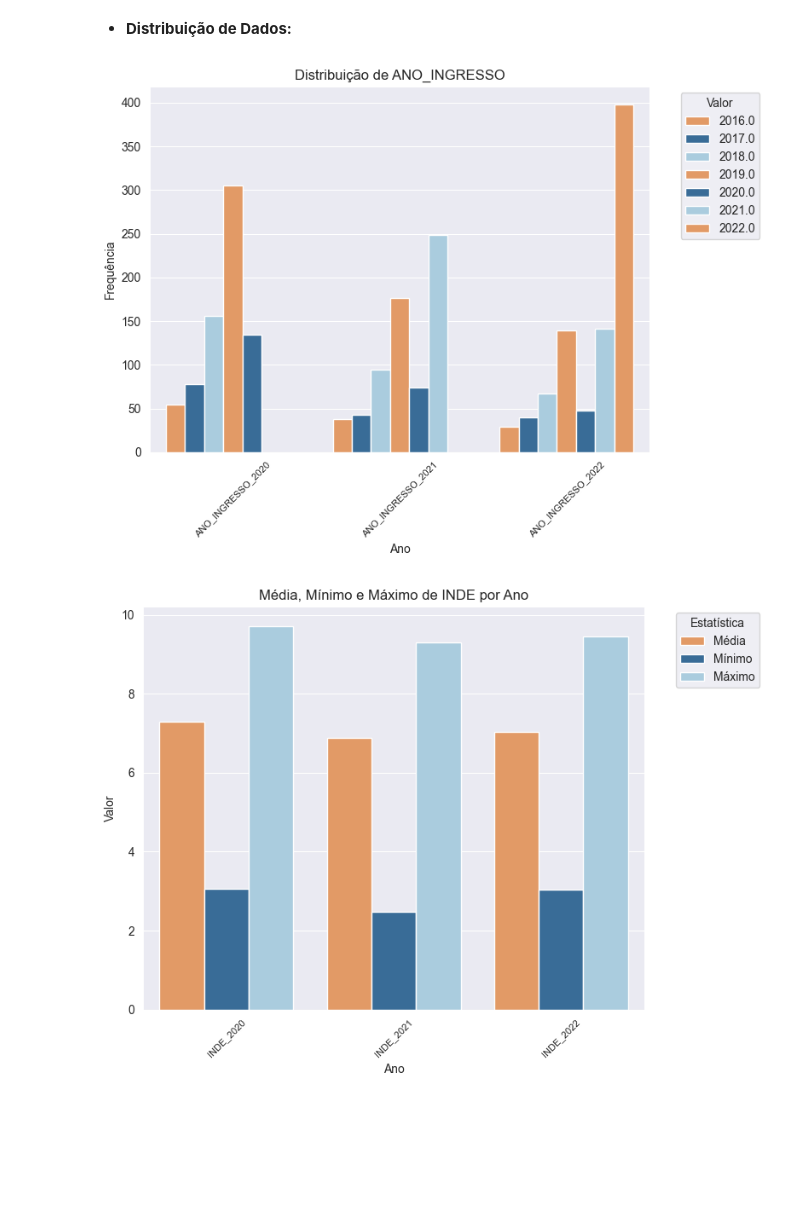
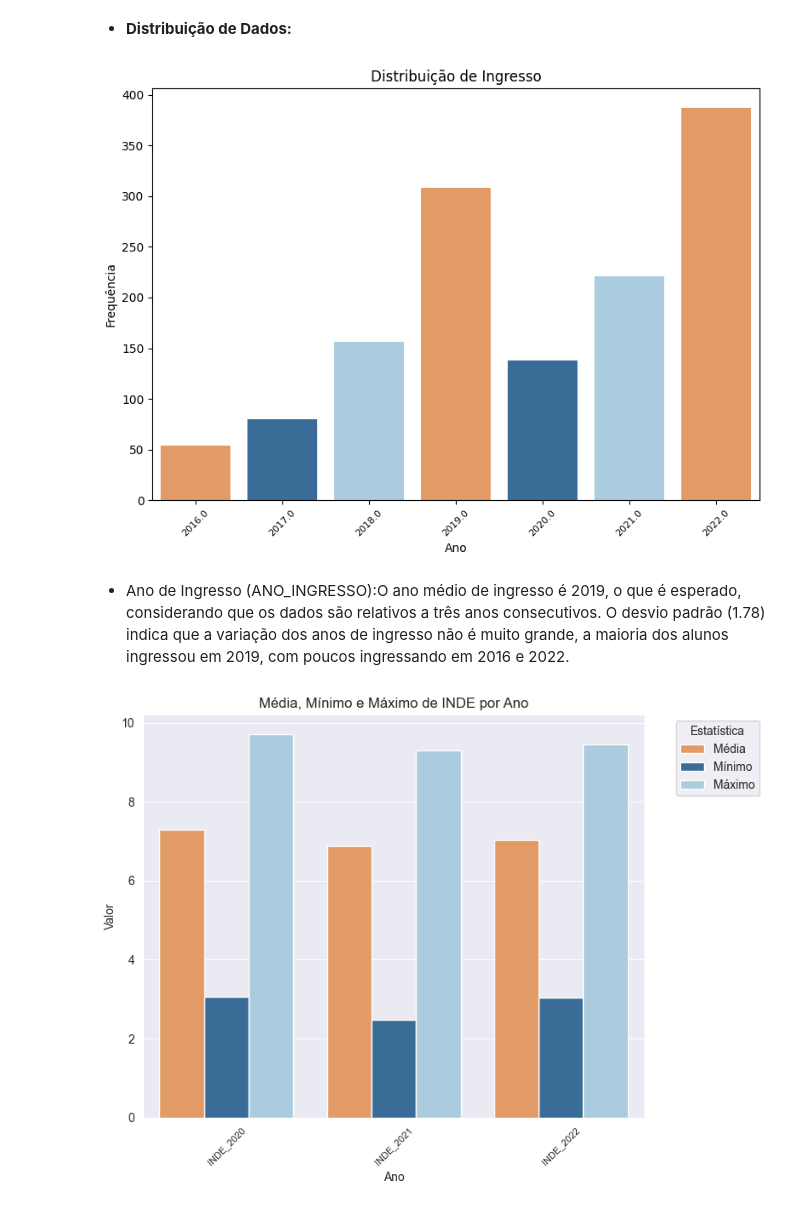
Before and after one commit to Tamireees/Datathon-Projeto-Passos-Magicos, a Jupyter notebook: notebook/Passos_Magicos_dataset.ipynb, the cells around one changed output. Saved outputs shown, nothing was run; the diff lists cells and outputs as text; code cells hidden in the pictures; blank space fills up the shorter version.

```diff
--- a/notebook/Passos_Magicos_dataset.ipynb
+++ b/notebook/Passos_Magicos_dataset.ipynb
@@ -180,3 +211,5 @@ df_2021_clean[df_2021_clean['ANO_INGRESSO_2020'].isnull()]
+# %%
+df_2021_clean = df_2021_clean[~df_2021_clean['NOME'].isin(['ALUNO-71', 'ALUNO-506'])]
 # %%
 df_2021_clean = df_2021_clean.drop(columns=['TURMA_2021', 'INSTITUICAO_ENSINO_ALUNO_2021', 'SINALIZADOR_INGRESSANTE_2021'])
 # %%
@@ -381,14 +429,3 @@ INDE_2022            486
 dtype: int64
 # %% [markdown]
 ## **Limpeza dos dados:**
-# %%
-# Classificar alunos com base nos valores nulos:
-
-def classificar_aluno(row):
-    if row['ANO_INGRESSO_2022'] == 2022:
-        return 'Ingressou em 2022'
-    elif row['ANO_INGRESSO_2021'] == 2021 and row.isnull().sum() > 0:
-        return 'Possível desistência'
-    return 'Ativo'
-
-df_clean['STATUS_ALUNO'] = df_clean.apply(classificar_aluno, axis=1)
@@ -394,0 +449,4 @@ df_clean['STATUS_ALUNO'] = df_clean.apply(classificar_aluno, axis=1)
+# %%
+df_clean['ANO_INGRESSO'] = df_clean_completo['ANO_INGRESSO_2020'].combine_first(df_clean_completo['ANO_INGRESSO_2021']).combine_first(df_clean_completo['ANO_INGRESSO_2022'])
+
+df_clean_completo['STATUS_ALUNO'].unique(), df_clean_completo['ANO_INGRESSO'].unique()
@@ -394,0 +457,2 @@ df_clean['STATUS_ALUNO'] = df_clean.apply(classificar_aluno, axis=1)
+# %%
+df_clean.drop(columns=['ANO_INGRESSO_2020', 'ANO_INGRESSO_2021', 'ANO_INGRESSO_2022'], inplace=True)
@@ -565,25 +657,18 @@ display(df_clean[quantitative_columns_total].describe())
 # %% [markdown]
 * **Distribuição de Dados:**
 # %%
-quantitative_ = {
-    'ANO_INGRESSO': ['ANO_INGRESSO_2020', 'ANO_INGRESSO_2021', 'ANO_INGRESSO_2022'],
-}
-
-for category, columns in quantitative_.items():
-    plt.figure(figsize=(8, 6))
-    sns.set_style('darkgrid')
-    data = pd.melt(df_clean[columns], var_name='Ano', value_name='Valor')
-
-    sns.countplot(data=data, x='Ano', hue='Valor', palette=['#F79651', '#2A6DA6', '#A2CFE6'])
-    plt.title(f'Distribuição de {category}', fontsize=12)
-    plt.ylabel('Frequência', fontsize=10)
-    plt.xlabel('Ano', fontsize=10)
-    plt.xticks(rotation=45, fontsize=8)
-    plt.legend(title='Valor', fontsize=10, bbox_to_anchor=(1.05, 1), loc='upper left')
-    plt.tight_layout()
-    plt.show()
+plt.figure(figsize=(8, 6))
+sns.countplot(data=df_clean, x='ANO_INGRESSO', palette=['#F79651', '#2A6DA6', '#A2CFE6'])
+plt.title(f'Distribuição de Ingresso', fontsize=12)
+plt.ylabel('Frequência', fontsize=10)
+plt.xlabel('Ano', fontsize=10)
+plt.xticks(rotation=45, fontsize=8)
+plt.tight_layout()
+plt.show()
 # %% [output]
-[figure, old version]
+[figure, new version]
+# %% [markdown]
+* Ano de Ingresso (ANO_INGRESSO):O ano médio de ingresso é 2019, o que é esperado, considerando que os dados são relativos a três anos consecutivos. O desvio padrão (1.78) indica que a variação dos anos de ingresso não é muito grande, a maioria dos alunos ingressou em 2019, com poucos ingressando em 2016 e 2022.
 # %%
 quantitative_ = {
     'INDE': ['INDE_2020', 'INDE_2021', 'INDE_2022']
```
Also changed, not shown: parts of 68 cells of this notebook.
